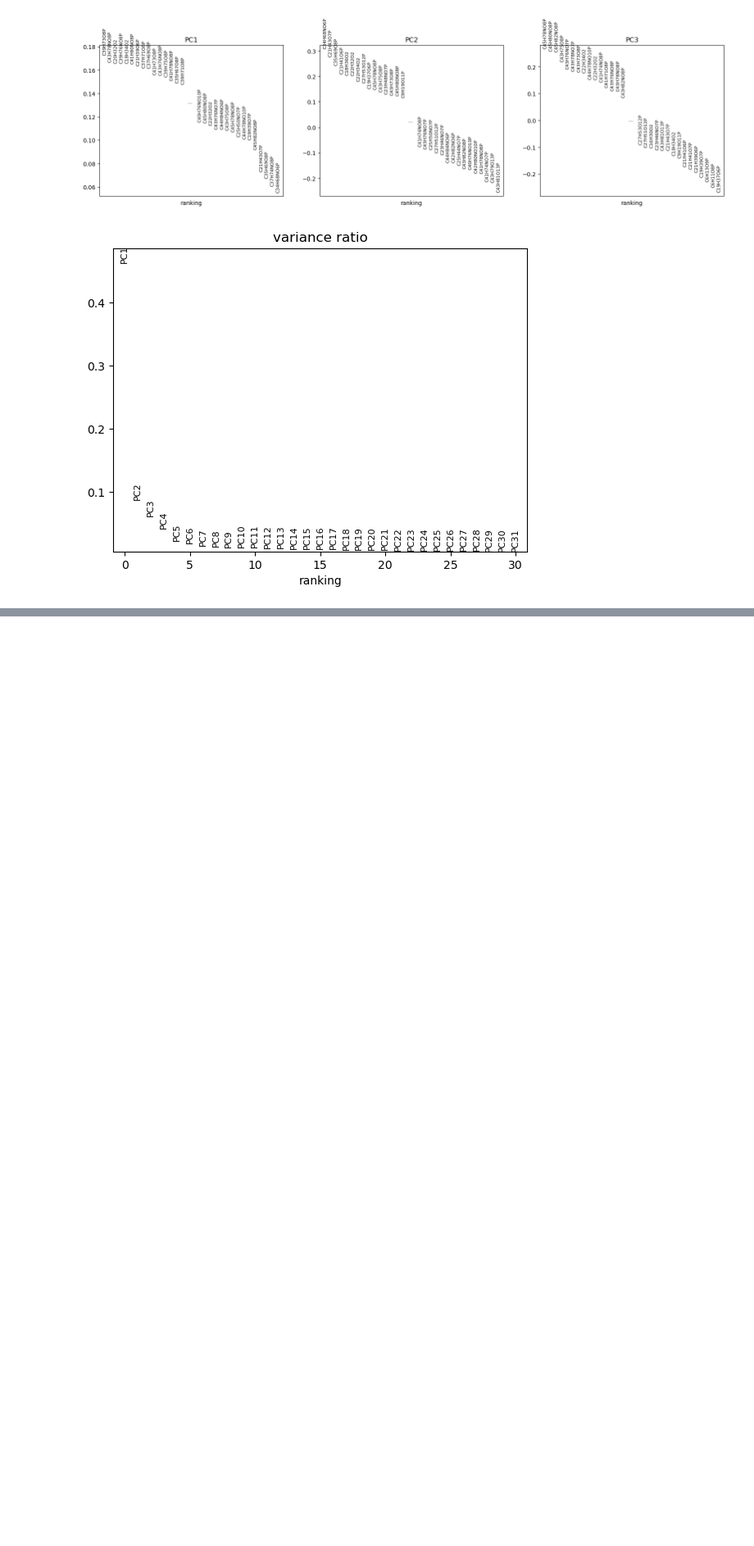
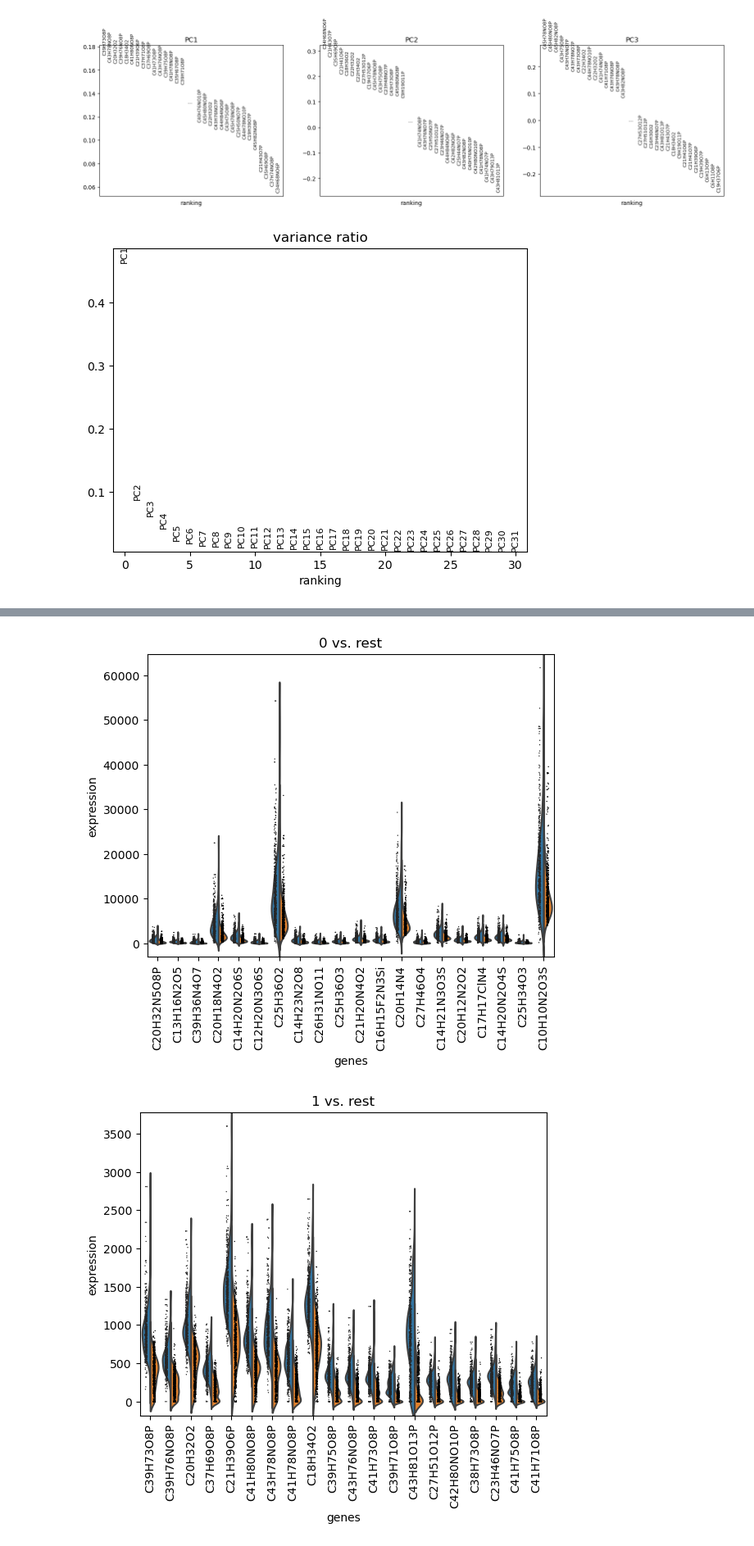
Before and after one commit to mariusrklein/FDA_project, a Jupyter notebook: correction_evaluation.ipynb, the cells around one changed output, grey strips where cells are left out. Shown at 82% size. Drawn from its saved outputs; the diff is of its cells as text; code cells hidden in the pictures; blank space fills up the shorter version.

```diff
--- a/correction_evaluation.ipynb
+++ b/correction_evaluation.ipynb
@@ -260,0 +286,8 @@ ax.legend()
+# %%
+sc.tl.rank_genes_groups(adata=adata, groupby='leiden', use_raw=True, method='t-test_overestim_var', n_genes=25)
+# sc.pl.rank_genes_groups_tracksplot(adata, groupby='leiden')
+sc.pl.rank_genes_groups_violin(adata, groups=['0', '1'])
+sc.get.rank_genes_groups_df(adata, group='0')['names'].to_csv('data/Mx_Co_Cultured/metabolite-set.csv')
+# %% [output]
+[figure, added]
+[figure, added]
```
Also changed, not shown: parts of 7 cells of this notebook.
